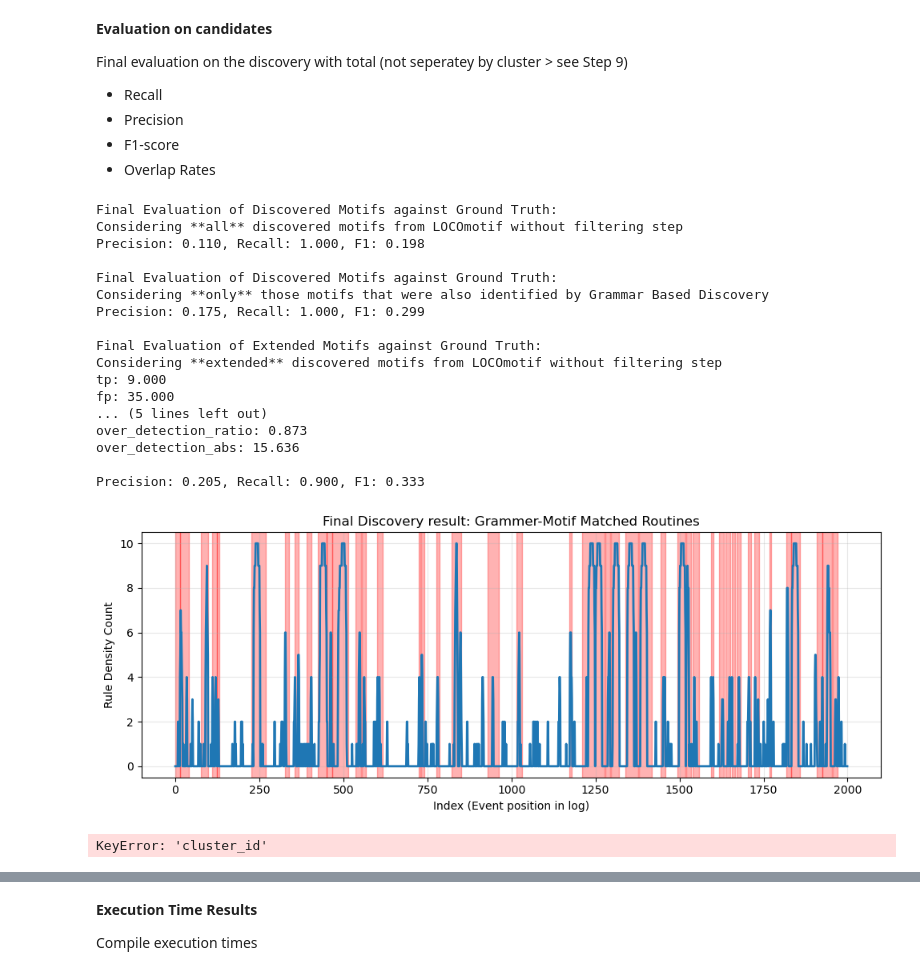
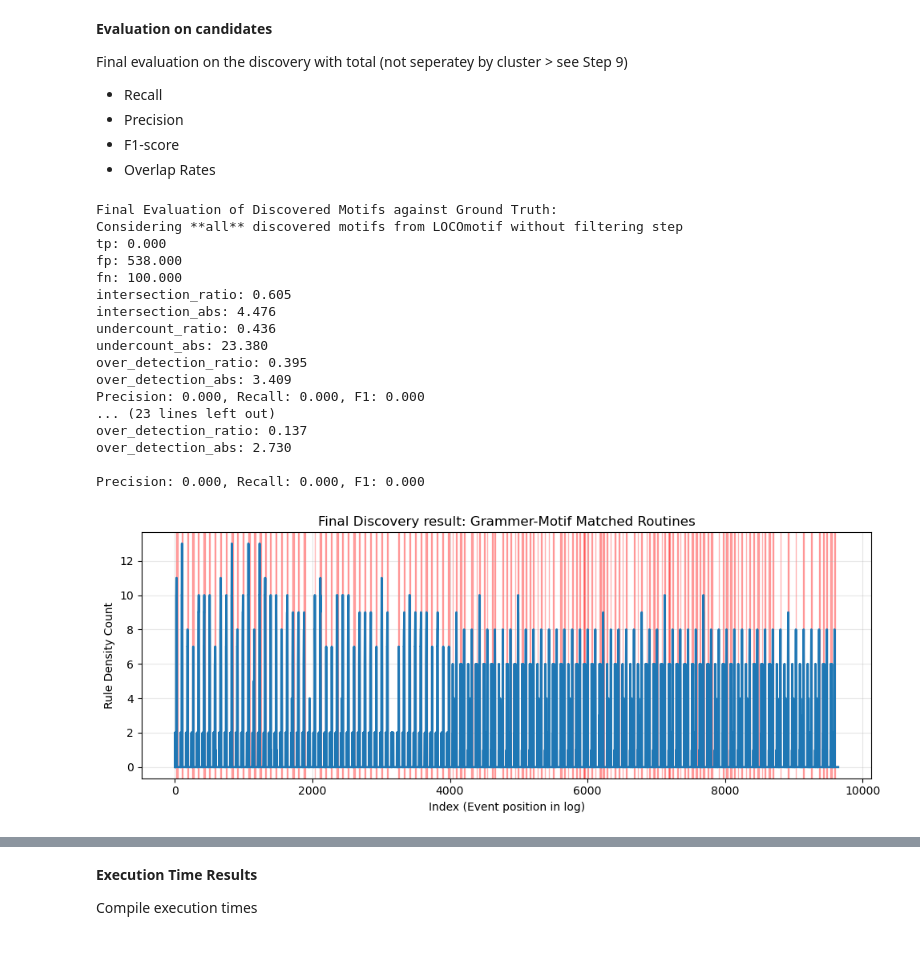
Before and after one commit to thohenadl/TSMDforUILogs, a Jupyter notebook: JupyterNotebooks/00_EX1.ipynb, the cells around one changed output, grey strips where cells are left out. Cells and saved outputs as stored; diff of their text form; code cells hidden in the pictures.

```diff
--- a/JupyterNotebooks/00_EX1.ipynb
+++ b/JupyterNotebooks/00_EX1.ipynb
@@ -54,9 +54,9 @@ The cells directly below are for configuration purpose. If you want to run your
 # >> 50 Motifs of varied length with intra motif noise
 # 202511_SR_RT_plus_extended.csv & 202511_SR_RT_plus_extended_ground_truth.csv
 # 202511_SR_RT_parallel_extended.csv & 202511_SR_RT_parallel_extended_ground_truth.csv
-isActionLogger = False
-leno_file_name = "202511_SR_RT_parallel_extended.csv"
-leno_gt_file_name = "202511_SR_RT_parallel_extended_ground_truth.csv"
+isActionLogger = True
+leno_file_name = "202511_SR_RT_plus_extended.csv"
+leno_gt_file_name = "202511_SR_RT_plus_extended_ground_truth.csv"
 
 # ---- Generic Parameters that were tested in other publications ----
 rho_LoCoMotif = 0.7 # Rho parameter for LoCoMotif variable length motif discovery
@@ -141,8 +141,8 @@ log_name_smartRPA = "LenLog_1_20_1_15_25_1_37500.csv" # 1 Routine Type, 20 Intra
 log_name_smartRPA = "LenLog_1_20_1_10_5_1_5000.csv"
 
 # ---- Smart RPA New 2025 Validation Data for Var Length Motif Discovery ----
-isSmartRPA2025 = True
-log_name_smartRPA = "log_motifs1_occurances10_length20_percentage10_shuffle0.2.csv"
+isSmartRPA2025 = False
+log_name_smartRPA = "log_motifs3_occurances10_length20_percentage10_shuffle0.2.csv"
 
 # ---- Real World Test Recording Author ----
 isRealWorldTest = False
@@ -150,8 +150,8 @@ isRealWorldTest = False
 # ---- HCI Based Log ----
 isHCI = False
 
-rule_percentile_threshold = 0.80 # Percentile Threshold for Rule Density in Re-Pair >> Grammar Rule Peak is extended left and right until the rule count density drops below this percentile
-rule_density_threshold = 0.8 # Threshold for Rule Density in Re-Pair >> Grammar Rule Peak is extended left and right until the rule count density drops below this threshold
+rule_percentile_threshold = 0.8 # Percentile Threshold for Rule Density in Re-Pair >> Grammar Rule Peak is extended left and right until the rule count density drops below this percentile
+rule_density_threshold = 0.8 # Absolute Threshold for Rule Density in Re-Pair >> Grammar Rule Peak is extended left and right until the rule count density drops below this threshold
 app_switch_similarity_threshold = 0.80 # Threshold for considering a pattern drop in all discovered motifs as a pattern switch >> If less than x % share the same app, we consider this a switch
 overlap_threshold = 0.8 # Threshold for considering a discovered motif as a true positive when overlapping at least this much with a ground truth motif >> Same as in Hohenadl 2025
 safety_margin_factor = 2 # Factor to extend the safety margin around pattern switches detected in the grammar based analysis
@@ -491,6 +490,8 @@ total_end_time = time.time()
 
 # Additional Step to account for overlaps in the motifs and cores discovered
 extended_motifs, resulting_cores = grammar_util.extend_motifs_anchor_logic(result_mapped_to_original_index, max_groups_df, col_motif_range="original_df_range", col_core_range="ext_group_list")
+### Final Step to merge overlapping extended motifs into single motifs
+extended_motifs = grammar_util.merge_final_overlaps(extended_motifs)
 # %% [markdown]
 **Evaluation on candidates**
 
@@ -511,9 +512,9 @@ final_discovery_result_plain = grammar_util.evaluate_motifs(result_mapped_to_ori
 
 overlap_table = final_discovery_result_plain["overlap_table"]         # DataFrame for inspection
 tp, fp, fn = final_discovery_result_plain["tp"], final_discovery_result_plain["fp"], final_discovery_result_plain["fn"]
-# for key, value in final_discovery_result_plain.items():
-#     if key != "overlap_table" and key != "matched_pairs":
-#         print(f"{key}: {value:.3f}")
+for key, value in final_discovery_result_plain.items():
+    if key != "overlap_table" and key != "matched_pairs":
+        print(f"{key}: {value:.3f}")
 
 precision = tp / (tp + fp) if (tp + fp) else 0
 recall = tp / (tp + fn) if (tp + fn) else 0
@@ -547,9 +548,9 @@ final_discovery_result_core_aligned = grammar_util.evaluate_motifs(
 
 overlap_table = final_discovery_result_core_aligned["overlap_table"]         # DataFrame for inspection
 tp, fp, fn = final_discovery_result_core_aligned["tp"], final_discovery_result_core_aligned["fp"], final_discovery_result_core_aligned["fn"]
-# for key, value in final_discovery_result_core_aligned.items():
-#     if key != "overlap_table" and key != "matched_pairs":
-#         print(f"{key}: {value:.3f}")
+for key, value in final_discovery_result_core_aligned.items():
+    if key != "overlap_table" and key != "matched_pairs":
+        print(f"{key}: {value:.3f}")
 
 precision = tp / (tp + fp) if (tp + fp) else 0
 recall = tp / (tp + fn) if (tp + fn) else 0
@@ -572,55 +573,55 @@ tp, fp, fn = final_discovery_result_core_extended["tp"], final_discovery_result_
 for key, value in final_discovery_result_core_extended.items():
     if key != "overlap_table" and key != "matched_pairs":
         print(f"{key}: {value:.3f}")
 
 precision = tp / (tp + fp) if (tp + fp) else 0
 recall = tp / (tp + fn) if (tp + fn) else 0
 f1 = 2 * precision * recall / (precision + recall) if (precision + recall) else 0
 
 print(f"\nPrecision: {precision:.3f}, Recall: {recall:.3f}, F1: {f1:.3f}")
 
 # ---- Plotting the results ----
 
 plt.figure(figsize=(10, 4))
 plt.plot(log.index, log["rule_density_count"], linewidth=2)
 for g in extended_grammar_motif_matches["extended_range"].to_list():
     plt.axvspan(g[0], g[-1], color="red", alpha=0.3)
 plt.title("Final Discovery result: Grammer-Motif Matched Routines")
 plt.xlabel("Index (Event position in log)")
 plt.ylabel("Rule Density Count")
 plt.grid(True, alpha=0.3)
 plt.tight_layout()
 plt.show()
 
 # ---- Calculating the results per Cluster ----
-cluster_based_evaluation_df = grammar_util.join_discovery_with_ground_truth(final_discovery_result_core_extended, ground_truth, motif_df_ext)
-if isSmartRPA2025:
-    # For Smart RPA 2025, we have case IDs in the format "motif[n]_caseid" in the ground_truth, which is the motif id in the Leno logs
-    cluster_based_evaluation_df["motif"] = cluster_based_evaluation_df["motif_number"]
-motif_res = grammar_util.motif_level_metrics(cluster_based_evaluation_df)
-motif_purity = grammar_util.purity_per_two_columns(cluster_based_evaluation_df, cluster_by_col="motif", purity_col_name="cluster_id")
+# >> needs fixing for the cluster based ones in the extended cases
+# cluster_based_evaluation_df = grammar_util.join_discovery_with_ground_truth(final_discovery_result_core_extended, ground_truth, motif_df_ext)
+# if isSmartRPA2025:
+#     # For Smart RPA 2025, we have case IDs in the format "motif[n]_caseid" in the ground_truth, which is the motif id in the Leno logs
+#     cluster_based_evaluation_df["motif"] = cluster_based_evaluation_df["motif_number"]
+# motif_res = grammar_util.motif_level_metrics(cluster_based_evaluation_df)
+# motif_purity = grammar_util.purity_per_two_columns(cluster_based_evaluation_df, cluster_by_col="motif", purity_col_name="cluster_id")
 
-cluster_res = grammar_util.cluster_level_metrics(cluster_based_evaluation_df)
-cluster_purity = grammar_util.purity_per_two_columns(cluster_based_evaluation_df, cluster_by_col="cluster_id", purity_col_name="motif")
+# cluster_res = grammar_util.cluster_level_metrics(cluster_based_evaluation_df)
+# cluster_purity = grammar_util.purity_per_two_columns(cluster_based_evaluation_df, cluster_by_col="cluster_id", purity_col_name="motif")
 
-motif_res
+# motif_res
 # %% [output]
 Final Evaluation of Discovered Motifs against Ground Truth:
 Considering **all** discovered motifs from LOCOmotif without filtering step
-Precision: 0.110, Recall: 1.000, F1: 0.198
+tp: 0.000
+fp: 538.000
+fn: 100.000
+intersection_ratio: 0.605
+intersection_abs: 4.476
+undercount_ratio: 0.436
+undercount_abs: 23.380
+over_detection_ratio: 0.395
+over_detection_abs: 3.409
+Precision: 0.000, Recall: 0.000, F1: 0.000
+... (23 lines left out)
+over_detection_ratio: 0.137
+over_detection_abs: 2.730
 
-Final Evaluation of Discovered Motifs against Ground Truth:
-Considering **only** those motifs that were also identified by Grammar Based Discovery
-Precision: 0.175, Recall: 1.000, F1: 0.299
-
-Final Evaluation of Extended Motifs against Ground Truth:
-Considering **extended** discovered motifs from LOCOmotif without filtering step
-tp: 9.000
-fp: 35.000
-... (5 lines left out)
-over_detection_ratio: 0.873
-over_detection_abs: 15.636
-
-Precision: 0.205, Recall: 0.900, F1: 0.333
+Precision: 0.000, Recall: 0.000, F1: 0.000
-[figure, old version]
+[figure, new version]
-KeyError: 'cluster_id'
```
Also changed, not shown: parts of 5 cells of this notebook, 4 other files.
